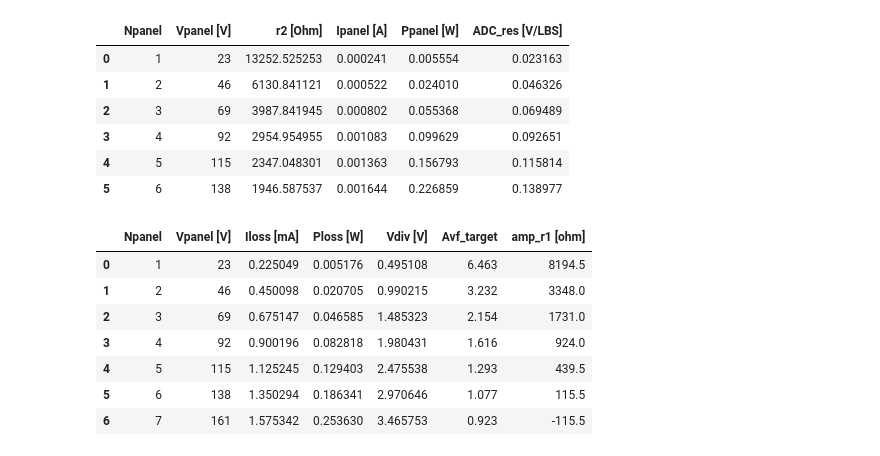
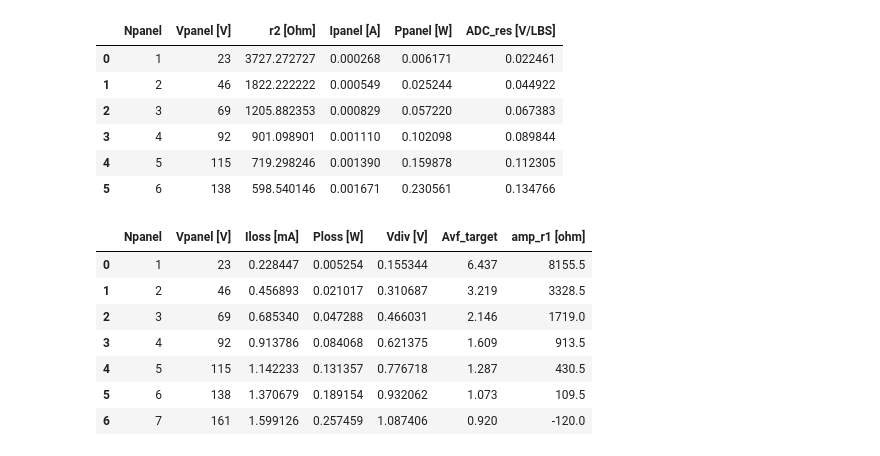
Before and after one commit to Laboratorio-Robotica-UTN-Fra/Monitor_solar, a Jupyter notebook: monitor_solar.ipynb, the cells around one changed output. Saved outputs shown, nothing was run; the diff lists cells and outputs as text; code cells hidden in the pictures.

```diff
--- a/monitor_solar.ipynb
+++ b/monitor_solar.ipynb
@@ -27,7 +7,7 @@ import plotly.express as px
 import plotly.graph_objs as go
 from plotly.subplots import make_subplots
 # %%
-max_vout = 3.2
+max_vout = 1.0  # Vout max
 
 amp_r1 = 82e3
 
@@ -36,41 +16,41 @@ df['Vpanel [V]'] = df['Npanel'] * 23
 df['r2 [Ohm]'] = amp_r1 / (df['Vpanel [V]'] / max_vout - 1)
 df['Ipanel [A]'] = df['Vpanel [V]'] / (amp_r1 + df['r2 [Ohm]'])
 df['Ppanel [W]'] = df['Vpanel [V]'] * df['Ipanel [A]']
-df['ADC_res [V/LBS]'] = (3.3 / 1024) * df['Vpanel [V]'] / max_vout
+df['ADC_res [V/LBS]'] = (max_vout / 1024) * df['Vpanel [V]'] / max_vout
 df
 # %% [output]
 |  | Npanel | Vpanel [V] | r2 [Ohm] | Ipanel [A] | Ppanel [W] | ADC_res [V/LBS] |
-| 0 | 1 | 23 | 13252.525253 | 0.000241 | 0.005554 | 0.023163 |
-| 1 | 2 | 46 | 6130.841121 | 0.000522 | 0.024010 | 0.046326 |
-| 2 | 3 | 69 | 3987.841945 | 0.000802 | 0.055368 | 0.069489 |
-| 3 | 4 | 92 | 2954.954955 | 0.001083 | 0.099629 | 0.092651 |
-| 4 | 5 | 115 | 2347.048301 | 0.001363 | 0.156793 | 0.115814 |
-| 5 | 6 | 138 | 1946.587537 | 0.001644 | 0.226859 | 0.138977 |
+| 0 | 1 | 23 | 3727.272727 | 0.000268 | 0.006171 | 0.022461 |
+| 1 | 2 | 46 | 1822.222222 | 0.000549 | 0.025244 | 0.044922 |
+| 2 | 3 | 69 | 1205.882353 | 0.000829 | 0.057220 | 0.067383 |
+| 3 | 4 | 92 | 901.098901 | 0.001110 | 0.102098 | 0.089844 |
+| 4 | 5 | 115 | 719.298246 | 0.001390 | 0.159878 | 0.112305 |
+| 5 | 6 | 138 | 598.540146 | 0.001671 | 0.230561 | 0.134766 |
 # %%
-max_vout = 3.2
+max_vout = 1
 
 amp_r2 = 1.5e3
 div_r1 = 100e3
-div_r2 = 2.2e3
+div_r2 = 680
 
 df = pd.DataFrame(range(1, 8), columns=['Npanel'])
 df['Vpanel [V]'] = df['Npanel'] * 23
 df['Iloss [mA]'] = 1000 * df['Vpanel [V]'] / (div_r1 + div_r2)
 df['Ploss [W]'] = (df['Vpanel [V]'] ** 2 ) / (div_r1 + div_r2)
 df['Vdiv [V]'] = df['Vpanel [V]'] * div_r2 / (div_r1 + div_r2)
 df['Avf_target'] = round(max_vout / df['Vdiv [V]'], 3)
 
 df['amp_r1 [ohm]'] = (df['Avf_target'] - 1) * amp_r2
 df
 # %% [output]
 |  | Npanel | Vpanel [V] | Iloss [mA] | Ploss [W] | Vdiv [V] | Avf_target | amp_r1 [ohm] |
-| 0 | 1 | 23 | 0.225049 | 0.005176 | 0.495108 | 6.463 | 8194.5 |
-| 1 | 2 | 46 | 0.450098 | 0.020705 | 0.990215 | 3.232 | 3348.0 |
-| 2 | 3 | 69 | 0.675147 | 0.046585 | 1.485323 | 2.154 | 1731.0 |
-| 3 | 4 | 92 | 0.900196 | 0.082818 | 1.980431 | 1.616 | 924.0 |
-| 4 | 5 | 115 | 1.125245 | 0.129403 | 2.475538 | 1.293 | 439.5 |
-| 5 | 6 | 138 | 1.350294 | 0.186341 | 2.970646 | 1.077 | 115.5 |
-| 6 | 7 | 161 | 1.575342 | 0.253630 | 3.465753 | 0.923 | -115.5 |
+| 0 | 1 | 23 | 0.228447 | 0.005254 | 0.155344 | 6.437 | 8155.5 |
+| 1 | 2 | 46 | 0.456893 | 0.021017 | 0.310687 | 3.219 | 3328.5 |
+| 2 | 3 | 69 | 0.685340 | 0.047288 | 0.466031 | 2.146 | 1719.0 |
+| 3 | 4 | 92 | 0.913786 | 0.084068 | 0.621375 | 1.609 | 913.5 |
+| 4 | 5 | 115 | 1.142233 | 0.131357 | 0.776718 | 1.287 | 430.5 |
+| 5 | 6 | 138 | 1.370679 | 0.189154 | 0.932062 | 1.073 | 109.5 |
+| 6 | 7 | 161 | 1.599126 | 0.257459 | 1.087406 | 0.920 | -120.0 |
 # %%
 # fig = make_subplots(specs=[[{"secondary_y": True}]])
 fig = go.Figure()
```
Also changed, not shown: parts of 1 cell of this notebook, 3 other files.
